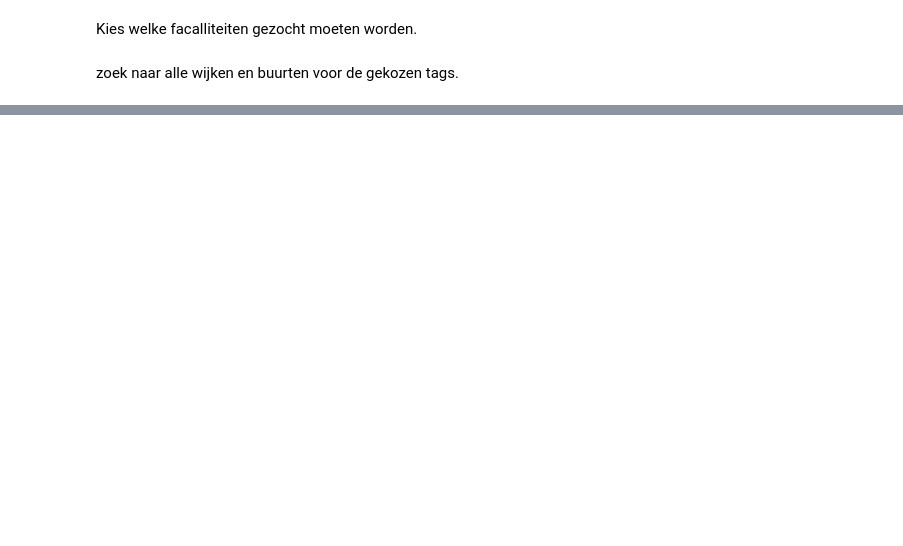
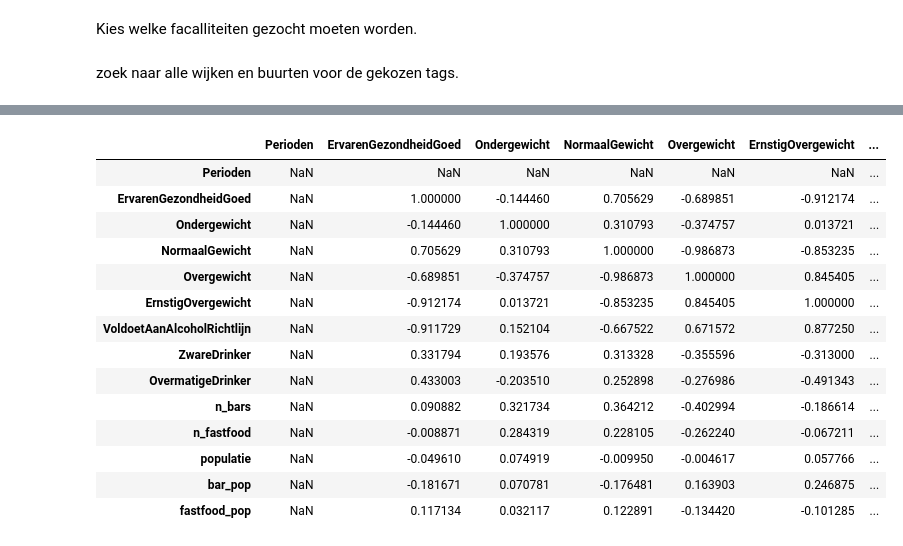
Before and after one commit to BB8-RIVM-2022/OpenStreetMap, a Jupyter notebook: Openstreetmap_wijken_en_buurten.ipynb, the cells around one changed output, grey strips where cells are left out. Drawn from its saved outputs; the diff is of its cells as text; code cells hidden in the pictures; blank space fills up the shorter version.

```diff
--- a/Openstreetmap_wijken_en_buurten.ipynb
+++ b/Openstreetmap_wijken_en_buurten.ipynb
@@ -134,0 +136,3 @@ KeyboardInterrupt:
+# %%
+gezondheids_df['n_bars'] = bar_data
+gezondheids_df['n_fastfood'] = fastfood_data
@@ -134,0 +181,4 @@ KeyboardInterrupt:
+# %%
+populatie_df = pd.read_csv('data/alkmaar-populatie-wijk_en_buurt.csv')
+gezondheids_df['populatie'] = populatie_df['Aantal']
+display(gezondheids_df)
@@ -134,0 +199,26 @@ KeyboardInterrupt:
+# %%
+# lijst om nieuwe bar data in te bewaren
+bar_pop = []
+fastfood_pop = []
+
+for ind_r, row_b in gezondheids_df.iterrows():
+    if row_b['n_bars'] != 0:
+        # deel populatie door het aantal bars
+        bar_pop.append(row_b['n_bars'] / int(row_b['populatie']))
+    else:
+        # print de gemeenten zonder bars ter info
+        print(row_b['WijkenEnBuurten'])
+        bar_pop.append(row_b['populatie'])
+
+
+for ind_r, row_b in gezondheids_df.iterrows():
+    if row_b['n_fastfood'] != 0:
+        # deel populatie door het aantal bars
+        fastfood_pop.append(row_b['n_fastfood'] / int(row_b['populatie']))
+    else:
+        # print de gemeenten zonder bars ter info
+        print(row_b['WijkenEnBuurten'])
+        fastfood_pop.append(row_b['populatie'])
+
+gezondheids_df['bar_pop'] = bar_pop
+gezondheids_df['fastfood_pop'] = fastfood_pop
@@ -134,0 +243,27 @@ KeyboardInterrupt:
+# %%
+gezondheids_df.Ondergewicht = gezondheids_df.Ondergewicht.astype(float)
+gezondheids_df.ErvarenGezondheidGoed = gezondheids_df.ErvarenGezondheidGoed.astype(float)
+gezondheids_df.NormaalGewicht = gezondheids_df.NormaalGewicht.astype(float)
+gezondheids_df.Overgewicht = gezondheids_df.Overgewicht.astype(float)
+gezondheids_df.ErnstigOvergewicht = gezondheids_df.ErnstigOvergewicht.astype(float)
+gezondheids_df.VoldoetAanAlcoholRichtlijn = gezondheids_df.VoldoetAanAlcoholRichtlijn.astype(float)
+gezondheids_df.ZwareDrinker = gezondheids_df.ZwareDrinker.astype(float)
+gezondheids_df.OvermatigeDrinker = gezondheids_df.OvermatigeDrinker.astype(float)
+# %%
+gezondheids_df.corr()
+# %% [output]
+|  | Perioden | ErvarenGezondheidGoed | Ondergewicht | NormaalGewicht | Overgewicht | ErnstigOvergewicht | ... |
+| Perioden | NaN | NaN | NaN | NaN | NaN | NaN | ... |
+| ErvarenGezondheidGoed | NaN | 1.000000 | -0.144460 | 0.705629 | -0.689851 | -0.912174 | ... |
+| Ondergewicht | NaN | -0.144460 | 1.000000 | 0.310793 | -0.374757 | 0.013721 | ... |
+| NormaalGewicht | NaN | 0.705629 | 0.310793 | 1.000000 | -0.986873 | -0.853235 | ... |
+| Overgewicht | NaN | -0.689851 | -0.374757 | -0.986873 | 1.000000 | 0.845405 | ... |
+| ErnstigOvergewicht | NaN | -0.912174 | 0.013721 | -0.853235 | 0.845405 | 1.000000 | ... |
+| VoldoetAanAlcoholRichtlijn | NaN | -0.911729 | 0.152104 | -0.667522 | 0.671572 | 0.877250 | ... |
+| ZwareDrinker | NaN | 0.331794 | 0.193576 | 0.313328 | -0.355596 | -0.313000 | ... |
+| OvermatigeDrinker | NaN | 0.433003 | -0.203510 | 0.252898 | -0.276986 | -0.491343 | ... |
+| n_bars | NaN | 0.090882 | 0.321734 | 0.364212 | -0.402994 | -0.186614 | ... |
+| n_fastfood | NaN | -0.008871 | 0.284319 | 0.228105 | -0.262240 | -0.067211 | ... |
+| populatie | NaN | -0.049610 | 0.074919 | -0.009950 | -0.004617 | 0.057766 | ... |
+| bar_pop | NaN | -0.181671 | 0.070781 | -0.176481 | 0.163903 | 0.246875 | ... |
+| fastfood_pop | NaN | 0.117134 | 0.032117 | 0.122891 | -0.134420 | -0.101285 | ... |
```
Also changed, not shown: parts of 9 cells of this notebook.
